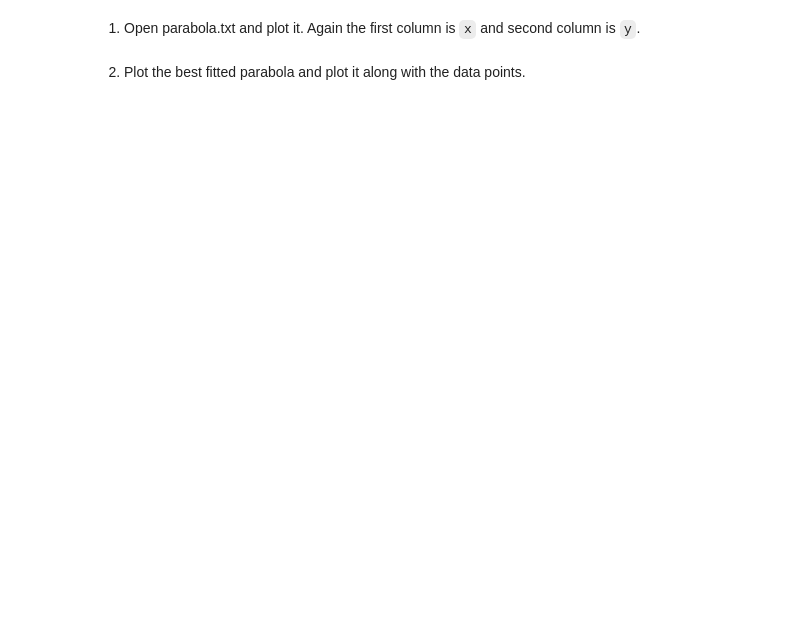
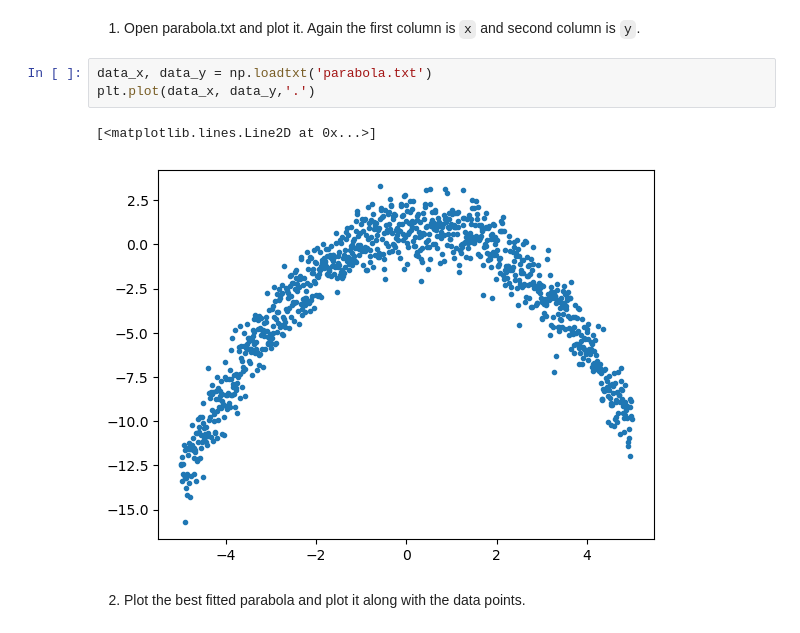
Before and after one commit to cs-muic/iccs205-lectures, a Jupyter notebook: lect08/01 Linear Regression.ipynb, the cells around one changed output. Drawn from its saved outputs; the diff is of its cells as text; blank space fills up the shorter version.

```diff
--- a/lect08/01 Linear Regression.ipynb
+++ b/lect08/01 Linear Regression.ipynb
@@ -108,5 +152,11 @@ $$
 where our parabola is $f(x) = a_1x^2+a_2x+a_3$. (You may see the pattern of $A$ and $b$, so you can generalize for cubic equation and so on)
 # %% [markdown]
 1) Open parabola.txt and plot it. Again the first column is `x` and second column is `y`.
+# %%
+data_x, data_y = np.loadtxt('parabola.txt')
+plt.plot(data_x, data_y,'.')
+# %% [output]
+[<matplotlib.lines.Line2D at 0x...>]
+[figure, added]
 # %% [markdown]
 2) Plot the best fitted parabola and plot it along with the data points.
```
Also changed, not shown: parts of 10 cells of this notebook, 1 other file.
